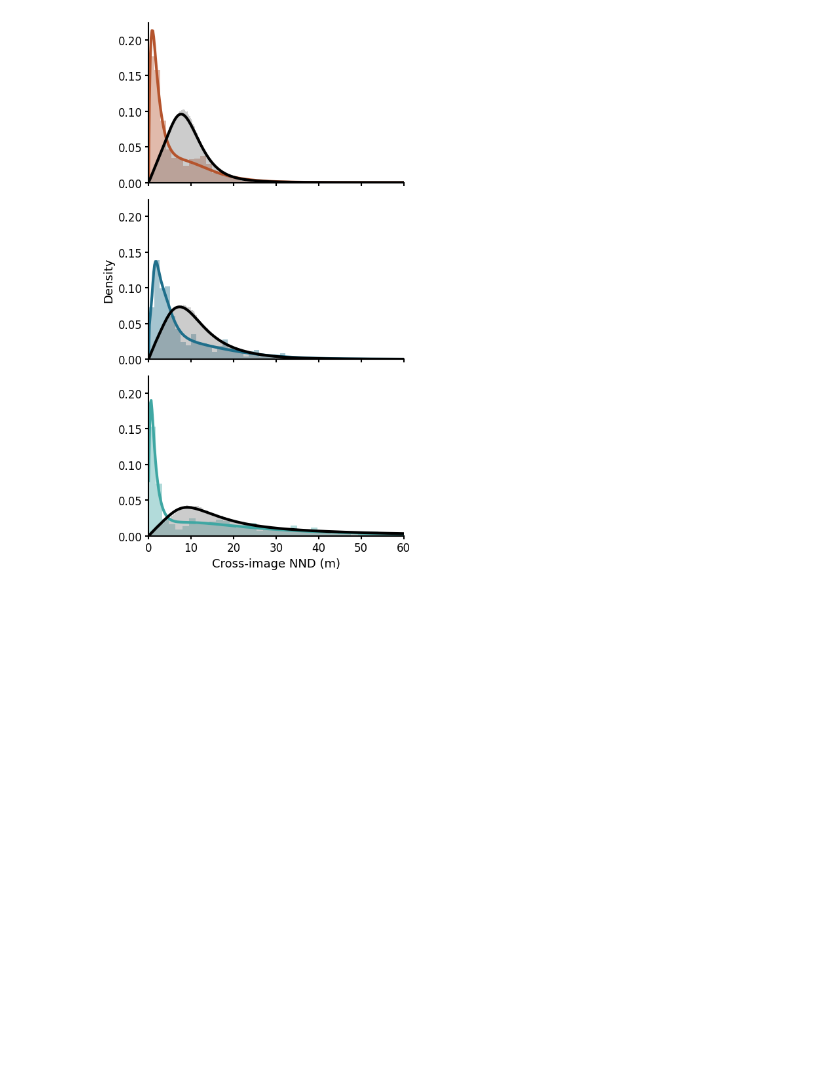
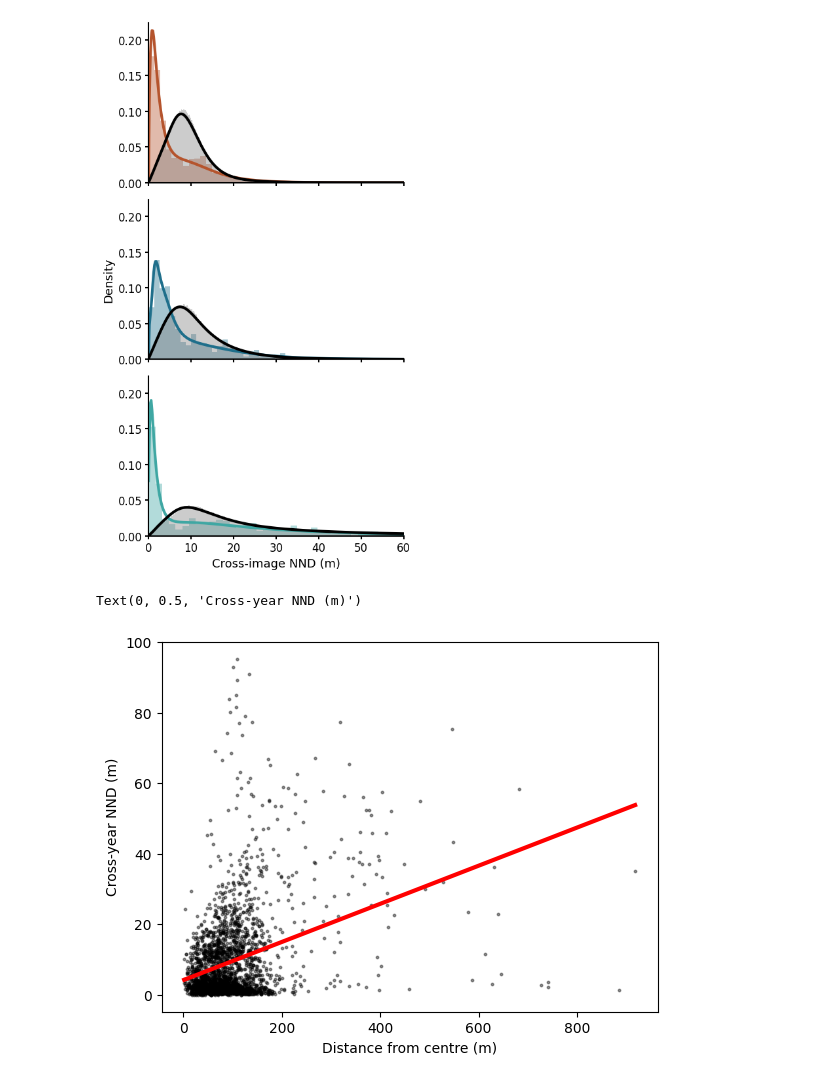
Before and after one commit to ruthviksp/territory_geometry, a Jupyter notebook: plot_crossyear_nnd.ipynb, the cells around one changed output. Cells and saved outputs as stored; diff of their text form; code cells hidden in the pictures; blank space fills up the shorter version.

Commit message:
updated cross year nnd distributions

```diff
--- a/plot_crossyear_nnd.ipynb
+++ b/plot_crossyear_nnd.ipynb
@@ -271,3 +155,26 @@ plt.tight_layout(rect=[0, 0, 1, 0.96])
 plt.savefig(out_dir/'external_memory_distribution.png', dpi=300, bbox_inches='tight')
 # %% [output]
 [figure]
+# %%
+from scipy.stats import linregress
+import numpy as np
+
+x = pointwise['dist_from_centre'].to_numpy()
+y = pointwise['nnd_to_prev'].to_numpy()
+
+plt.scatter(x, y, c='black', s=3, alpha=0.4)
+
+# Fit regression
+slope, intercept, r, p, se = linregress(x, y)
+
+# Plot line
+xs = np.linspace(x.min(), x.max(), 200)
+ys = intercept + slope * xs
+
+plt.plot(xs, ys, color='red', linewidth=3)
+
+plt.xlabel('Distance from centre (m)')
+plt.ylabel('Cross-year NND (m)')
+# %% [output]
+Text(0, 0.5, 'Cross-year NND (m)')
+[figure, added]
```
Also changed, not shown: parts of 6 cells of this notebook, 4 other files.
